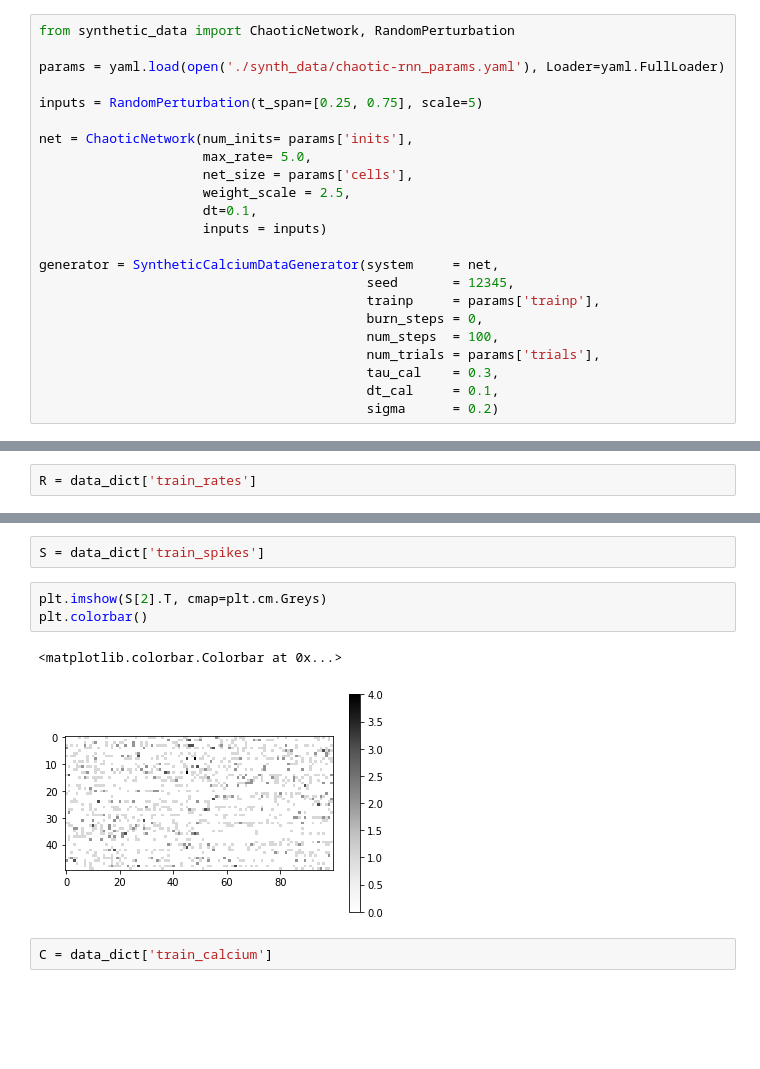
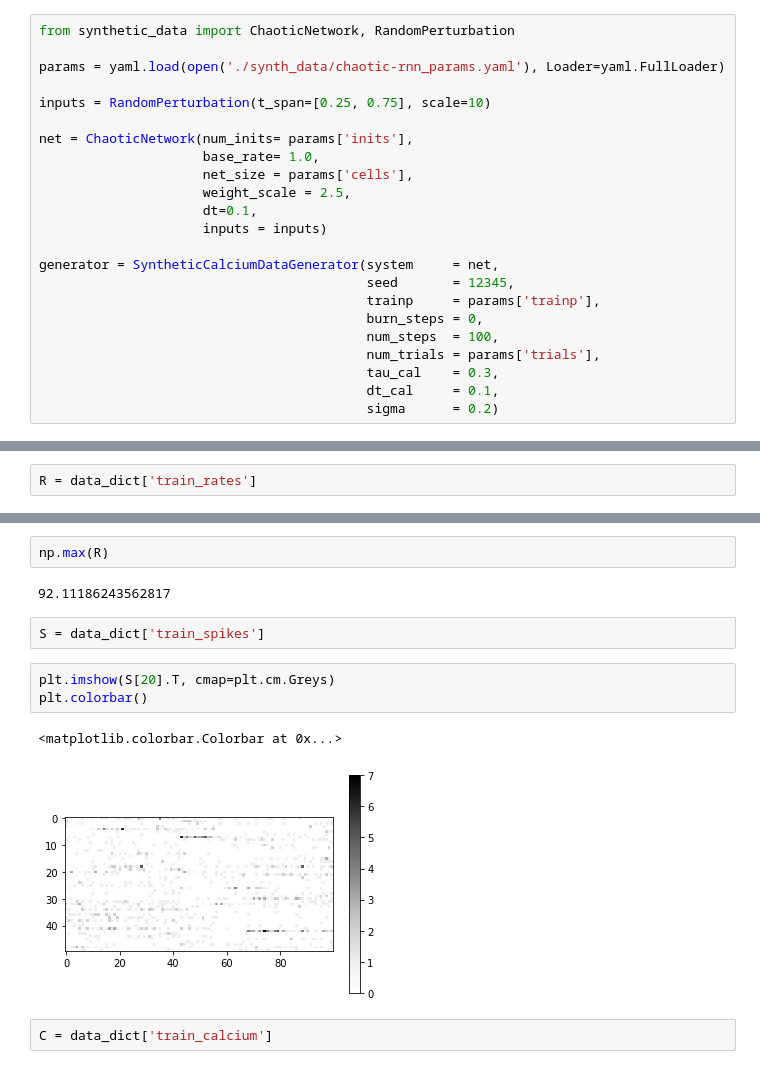
Before and after one commit to lyprince/hierarchical_lfads, a Jupyter notebook: synthetic_data.ipynb, the cells around one changed output, grey strips where cells are left out. Saved outputs shown, nothing was run; the diff lists cells and outputs as text; blank space fills up the shorter version.

```diff
--- a/synthetic_data.ipynb
+++ b/synthetic_data.ipynb
@@ -138,10 +138,10 @@ from synthetic_data import ChaoticNetwork, RandomPerturbation
 
 params = yaml.load(open('./synth_data/chaotic-rnn_params.yaml'), Loader=yaml.FullLoader)
 
-inputs = RandomPerturbation(t_span=[0.25, 0.75], scale=5)
+inputs = RandomPerturbation(t_span=[0.25, 0.75], scale=10)
 
 net = ChaoticNetwork(num_inits= params['inits'],
-                     max_rate= 5.0,
+                     base_rate= 1.0,
                      net_size = params['cells'],
                      weight_scale = 2.5,
                      dt=0.1,
@@ -181,11 +181,15 @@ plt.colorbar()
+# %%
+np.max(R)
+# %% [output]
+92.11186243562817
 # %%
 S = data_dict['train_spikes']
 # %%
-plt.imshow(S[2].T, cmap=plt.cm.Greys)
+plt.imshow(S[20].T, cmap=plt.cm.Greys)
 plt.colorbar()
 # %% [output]
 <matplotlib.colorbar.Colorbar at 0x...>
-[figure, old version]
+[figure, new version]
 # %%
 C = data_dict['train_calcium']
 # %%
```
Also changed, not shown: parts of 5 cells of this notebook, 1 other file.
